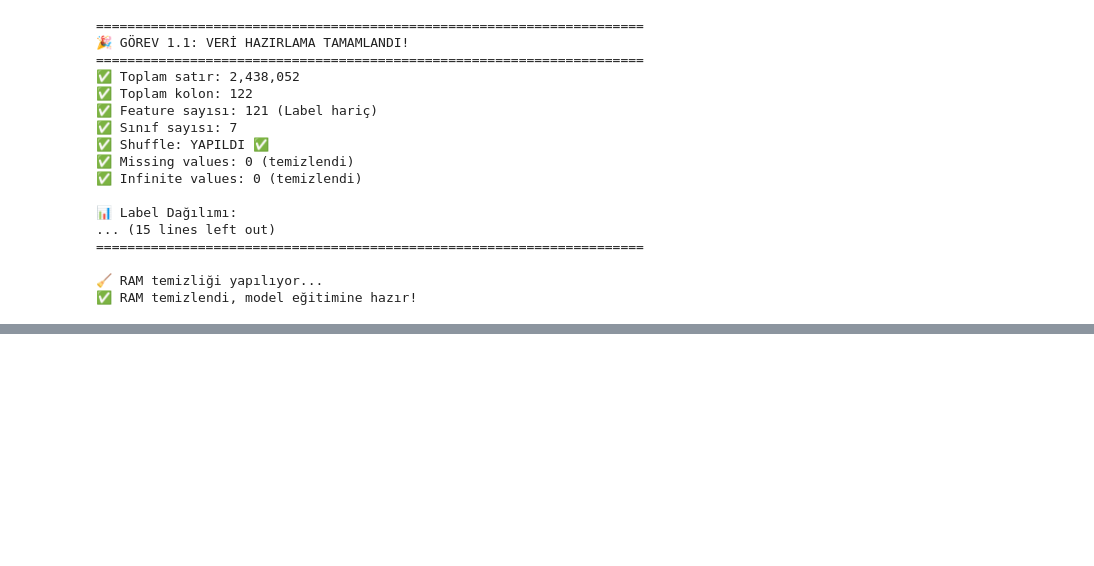
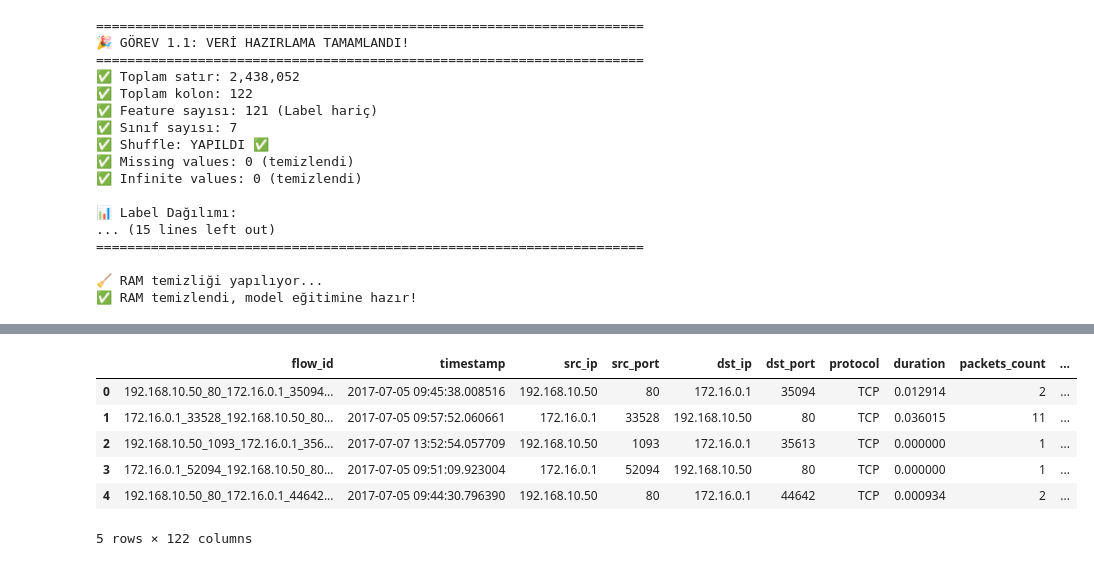
Before and after one commit to Scoksuzoglu/Intelligent-Security, a Jupyter notebook: notebooks/03_data_preparation.ipynb, the cells around one changed output, grey strips where cells are left out. Cells and saved outputs as stored; diff of their text form; code cells hidden in the pictures; blank space fills up the shorter version.

```diff
--- a/notebooks/03_data_preparation.ipynb
+++ b/notebooks/03_data_preparation.ipynb
@@ -208,0 +315,39 @@ print("✅ RAM temizlendi, model eğitimine hazır!")
+# %%
+# =====================================================
+# CELL 9: ADIM 2 - BENİGN'İ AZALT (BALANCE)
+# =====================================================
+
+print("\n⚖️  ADIM 2: Benign azaltılıyor (balancing)...")
+
+MAX_BENIGN = 200000  # Benign'i 200K'ya düşür
+
+# Benign ve Attack'ları ayır
+df_benign = df_cleaned[df_cleaned['Label'] == 0]
+df_attacks = df_cleaned[df_cleaned['Label'] != 0]
+
+print(f"  Mevcut Benign: {len(df_benign):,}")
+print(f"  Mevcut Attack: {len(df_attacks):,}")
+
+# Benign'den random 200K al
+if len(df_benign) > MAX_BENIGN:
+    df_benign_sampled = df_benign.sample(n=MAX_BENIGN, random_state=42)
+    print(f"  ✂️  Benign {len(df_benign):,} → {MAX_BENIGN:,}")
+else:
+    df_benign_sampled = df_benign
+    print(f"  ✅ Benign zaten {len(df_benign):,} (değişmedi)")
+
+# Birleştir
+df_balanced = pd.concat([df_benign_sampled, df_attacks], ignore_index=True)
+
+# Shuffle et
+df_balanced = df_balanced.sample(frac=1, random_state=42).reset_index(drop=True)
+
+print(f"\n✅ Balanced dataset hazır!")
+print(f"  Toplam satır: {len(df_balanced):,}")
+
+# Yeni dağılım
+print(f"\n📊 Balanced Label Dağılımı:")
+label_counts_balanced = df_balanced['Label'].value_counts().sort_index()
+for label, count in label_counts_balanced.items():
+    percentage = (count / len(df_balanced)) * 100
+    print(f"  {label} - {CLASS_NAMES_NEW[label]}: {count:,} ({percentage:.2f}%)")
@@ -208,0 +434,10 @@ print("✅ RAM temizlendi, model eğitimine hazır!")
+# %%
+df_balanced.head()
+# %% [output]
+|  | flow_id | timestamp | src_ip | src_port | dst_ip | dst_port | protocol | duration | packets_count | ... |
+| 0 | 192.168.10.50_80_172.16.0.1_35094... | 2017-07-05 09:45:38.008516 | 192.168.10.50 | 80 | 172.16.0.1 | 35094 | TCP | 0.012914 | 2 | ... |
+| 1 | 172.16.0.1_33528_192.168.10.50_80... | 2017-07-05 09:57:52.060661 | 172.16.0.1 | 33528 | 192.168.10.50 | 80 | TCP | 0.036015 | 11 | ... |
+| 2 | 192.168.10.50_1093_172.16.0.1_356... | 2017-07-07 13:52:54.057709 | 192.168.10.50 | 1093 | 172.16.0.1 | 35613 | TCP | 0.000000 | 1 | ... |
+| 3 | 172.16.0.1_52094_192.168.10.50_80... | 2017-07-05 09:51:09.923004 | 172.16.0.1 | 52094 | 192.168.10.50 | 80 | TCP | 0.000000 | 1 | ... |
+| 4 | 192.168.10.50_80_172.16.0.1_44642... | 2017-07-05 09:44:30.796390 | 192.168.10.50 | 80 | 172.16.0.1 | 44642 | TCP | 0.000934 | 2 | ... |
+5 rows × 122 columns
```
Also changed, not shown: parts of 7 cells of this notebook, 11 other files.
